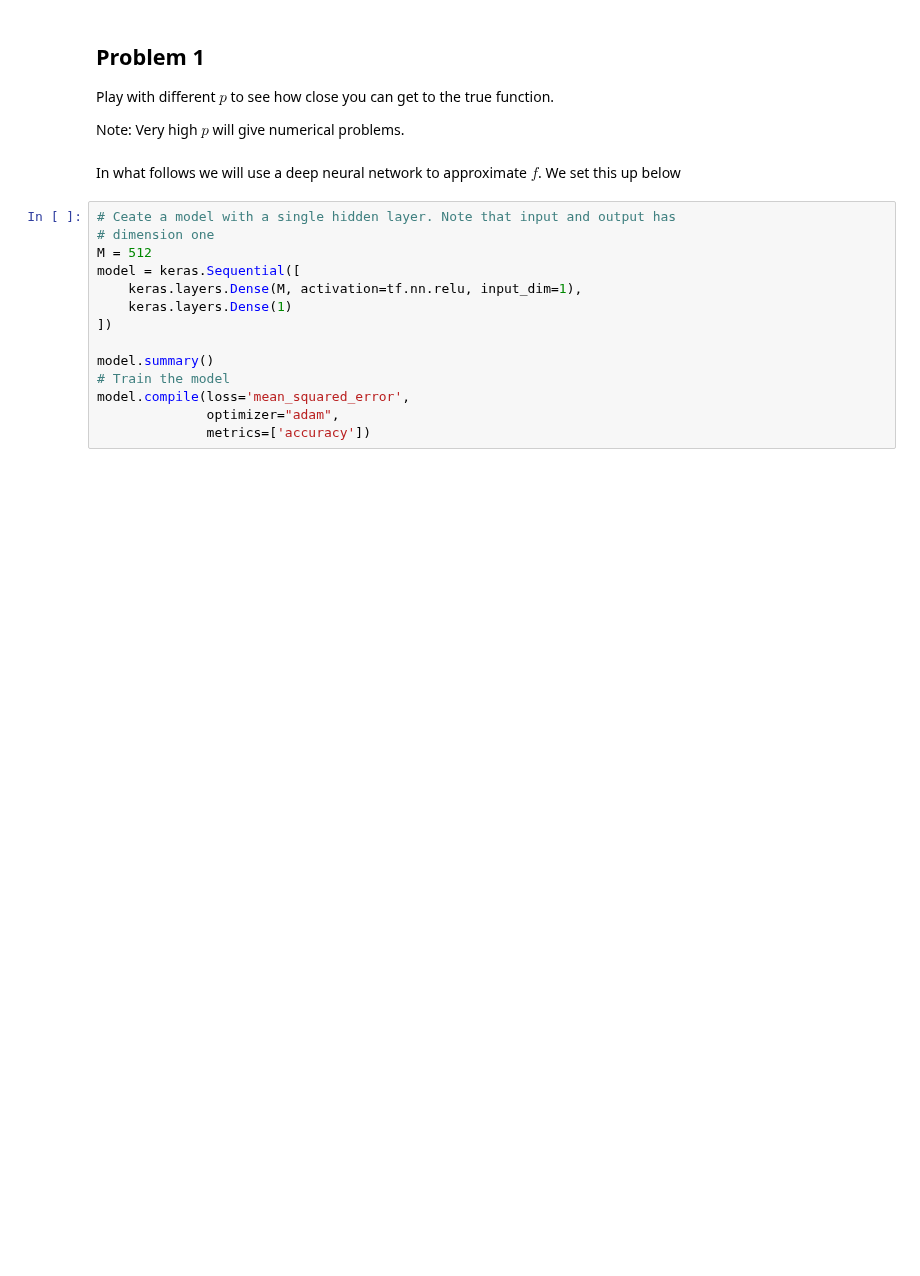
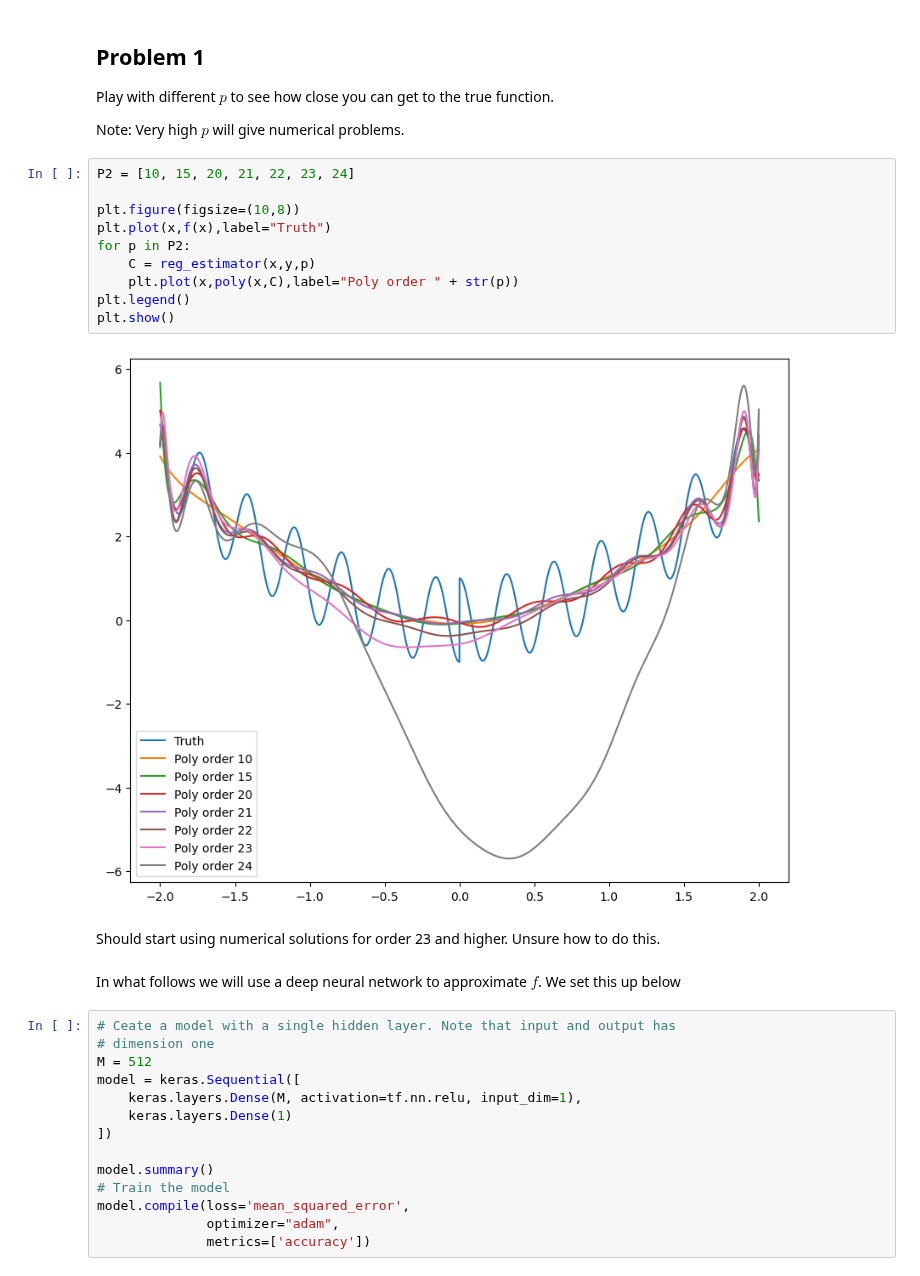
Before and after one commit to martinfsl/TTT4185, a Jupyter notebook: Assignments/Assignment_3/TTT4185_assignment_3b.ipynb, the cells around one changed output. Saved outputs shown, nothing was run; the diff lists cells and outputs as text; blank space fills up the shorter version.

```diff
--- a/Assignments/Assignment_3/TTT4185_assignment_3b.ipynb
+++ b/Assignments/Assignment_3/TTT4185_assignment_3b.ipynb
@@ -90,6 +99,20 @@ plt.show()
 Play with different $p$ to see how close you can get to the true function.
 
 Note: Very high $p$ will give numerical problems.
+# %%
+P2 = [10, 15, 20, 21, 22, 23, 24]
+
+plt.figure(figsize=(10,8))
+plt.plot(x,f(x),label="Truth")
+for p in P2:
+    C = reg_estimator(x,y,p)
+    plt.plot(x,poly(x,C),label="Poly order " + str(p))
+plt.legend()
+plt.show()
+# %% [output]
+[figure, added]
+# %% [markdown]
+Should start using numerical solutions for order 23 and higher. Unsure how to do this.
 # %% [markdown]
 In what follows we will use a deep neural network to approximate $f$. We set this up below
 # %%
```
Also changed, not shown: parts of 13 cells of this notebook.
